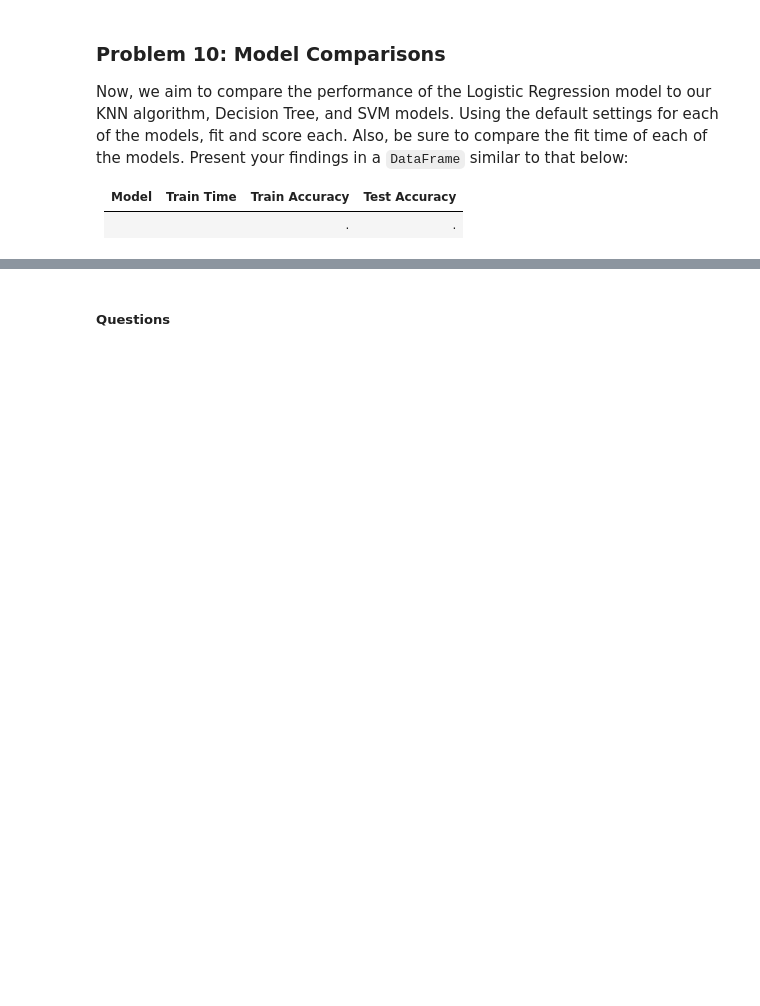
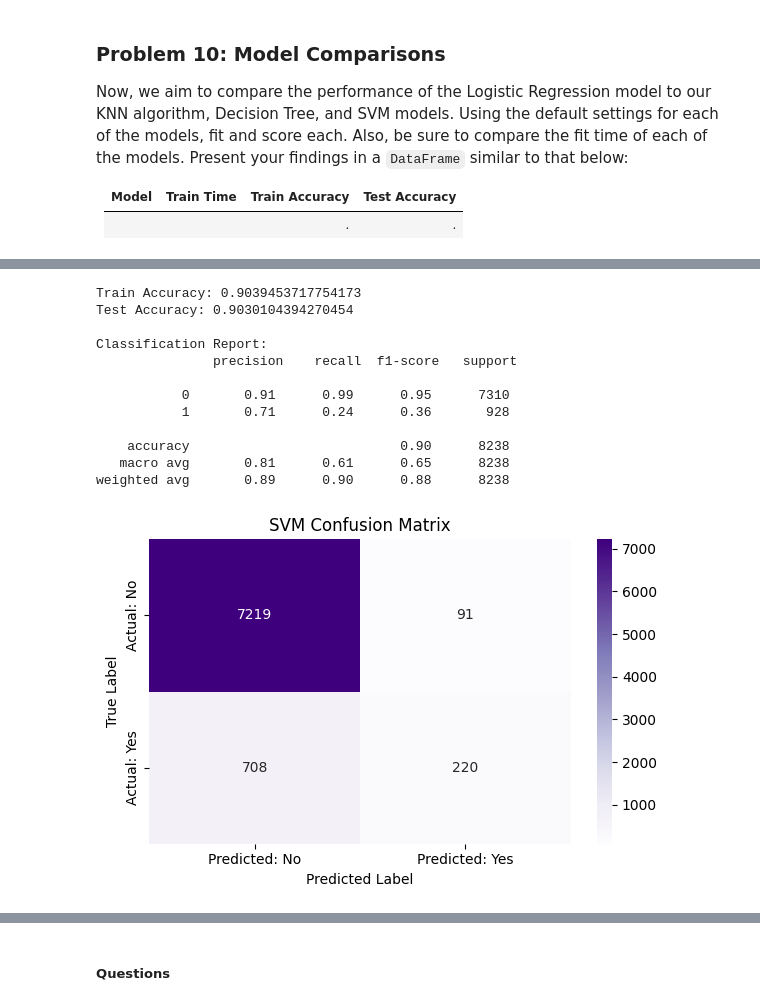
Before and after one commit to JinZgitH/UCB-MLAI-classifiers, a Jupyter notebook: prompt_III.ipynb, the cells around one changed output, grey strips where cells are left out. Cells and saved outputs as stored; diff of their text form; code cells hidden in the pictures; blank space fills up the shorter version.

```diff
--- a/prompt_III.ipynb
+++ b/prompt_III.ipynb
@@ -171,0 +343,47 @@ Now, we aim to compare the performance of the Logistic Regression model to our K
+# %%
+from sklearn.svm import SVC
+
+
+# STEP 1: Feature Scaling (SVM is sensitive to feature magnitudes)
+scaler = StandardScaler()
+X_train_scaled = scaler.fit_transform(X_train)
+X_test_scaled = scaler.transform(X_test)
+
+# STEP 2: Initialize and train the SVM model (default is RBF kernel)
+svm_model = SVC(random_state=42)
+svm_model.fit(X_train_scaled, y_train)
+
+# STEP 3: Predict
+y_train_pred = svm_model.predict(X_train_scaled)
+y_test_pred = svm_model.predict(X_test_scaled)
+
+# STEP 4: Evaluate
+print("Train Accuracy:", accuracy_score(y_train, y_train_pred))
+print("Test Accuracy:", accuracy_score(y_test, y_test_pred))
+print("\nClassification Report:\n", classification_report(y_test, y_test_pred))
+
+# STEP 5: Confusion Matrix
+conf_matrix = confusion_matrix(y_test, y_test_pred)
+plt.figure(figsize=(6, 4))
+sns.heatmap(conf_matrix, annot=True, fmt="d", cmap="Purples",
+            xticklabels=['Predicted: No', 'Predicted: Yes'],
+            yticklabels=['Actual: No', 'Actual: Yes'])
+plt.title("SVM Confusion Matrix")
+plt.xlabel("Predicted Label")
+plt.ylabel("True Label")
+plt.tight_layout()
+plt.show()
+# %% [output]
+Train Accuracy: 0.9039453717754173
+Test Accuracy: 0.9030104394270454
+
+Classification Report:
+               precision    recall  f1-score   support
+
+           0       0.91      0.99      0.95      7310
+           1       0.71      0.24      0.36       928
+
+    accuracy                           0.90      8238
+   macro avg       0.81      0.61      0.65      8238
+weighted avg       0.89      0.90      0.88      8238
+[figure, added]
```
Also changed, not shown: parts of 15 cells of this notebook.
